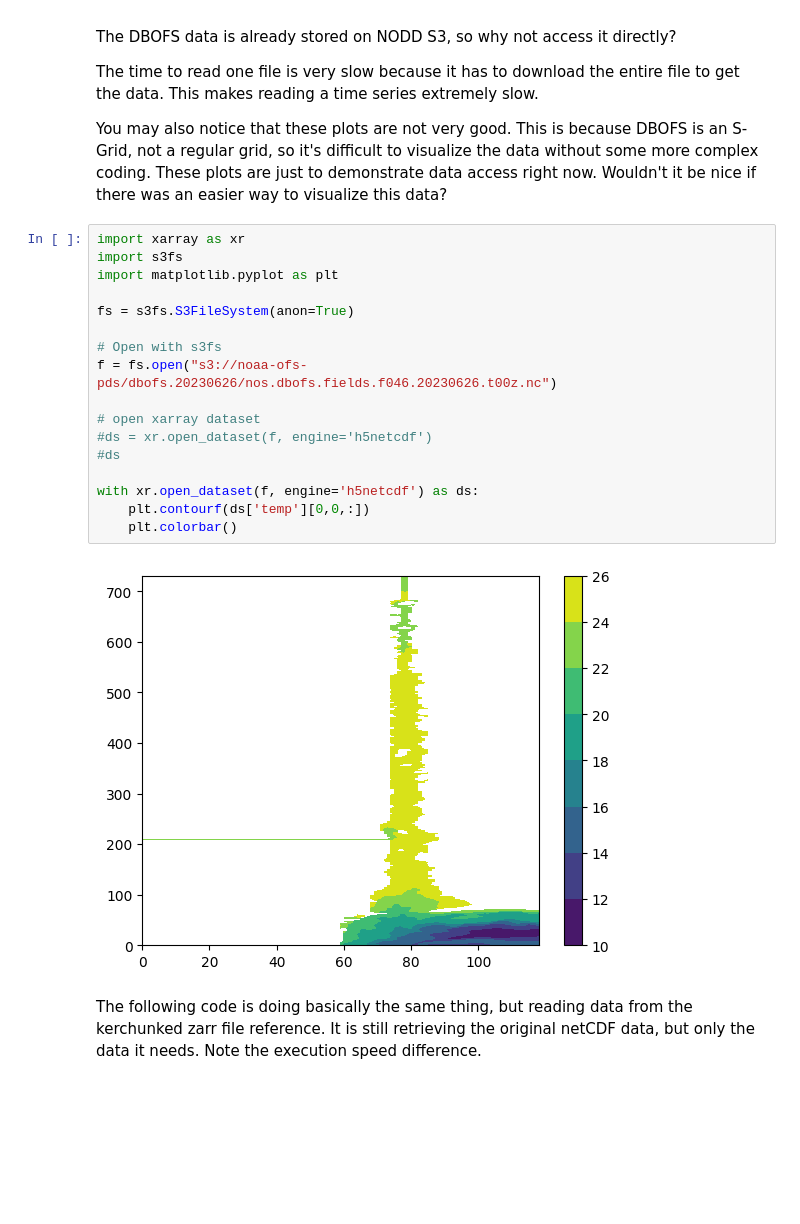
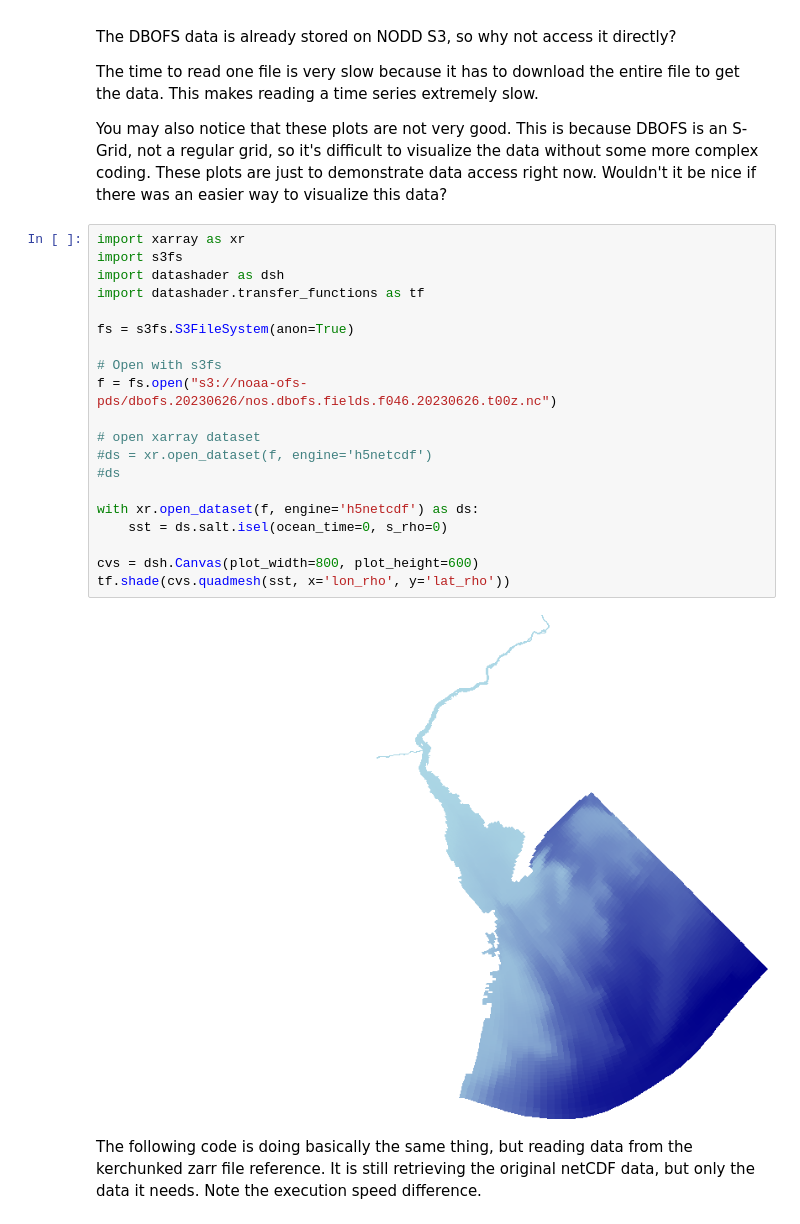
Before and after one commit to asascience-open/nextgen-dmac, a Jupyter notebook: notebooks/dbofs-examples/02-netcdf-vs-zarr.ipynb, the cells around one changed output. Drawn from its saved outputs; the diff is of its cells as text; blank space fills up the shorter version.

Commit message:
Updated visualizations to use datashader

```diff
--- a/notebooks/dbofs-examples/02-netcdf-vs-zarr.ipynb
+++ b/notebooks/dbofs-examples/02-netcdf-vs-zarr.ipynb
@@ -58,22 +58,25 @@ You may also notice that these plots are not very good. This is because DBOFS is
 # %%
 import xarray as xr
 import s3fs
-import matplotlib.pyplot as plt
+import datashader as dsh
+import datashader.transfer_functions as tf
 
 fs = s3fs.S3FileSystem(anon=True)
 
 # Open with s3fs
 f = fs.open("s3://noaa-ofs-pds/dbofs.20230626/nos.dbofs.fields.f046.20230626.t00z.nc")
 
 # open xarray dataset
 #ds = xr.open_dataset(f, engine='h5netcdf')
 #ds
 
 with xr.open_dataset(f, engine='h5netcdf') as ds:
-    plt.contourf(ds['temp'][0,0,:])
-    plt.colorbar()
+    sst = ds.salt.isel(ocean_time=0, s_rho=0)
+
+cvs = dsh.Canvas(plot_width=800, plot_height=600)
+tf.shade(cvs.quadmesh(sst, x='lon_rho', y='lat_rho'))
 # %% [output]
-[figure, old version]
+[figure, new version]
 # %% [markdown]
 The following code is doing basically the same thing, but reading data from the kerchunked zarr file reference.
 It is still retrieving the original netCDF data, but only the data it needs. Note the execution speed difference.
```
Also changed, not shown: parts of 1 cell of this notebook.
